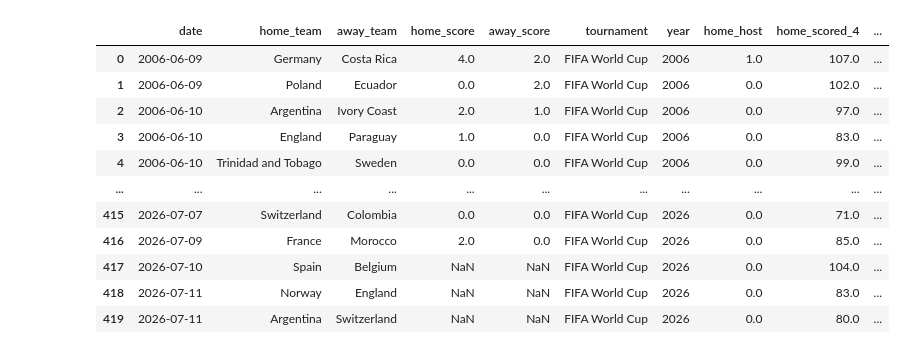
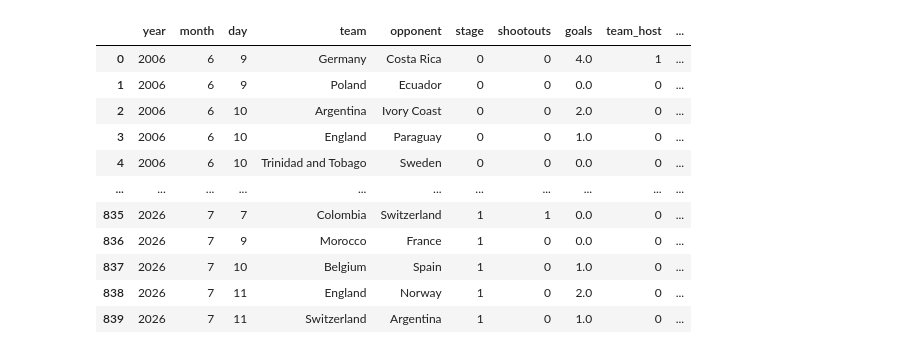
Before and after one commit to michele-55/world_cup_project, a Jupyter notebook: World_cup_Poisson.ipynb, the cells around one changed output. Cells and saved outputs as stored; diff of their text form; code cells hidden in the pictures.

Commit message:
Updated Poisson Model
Changed dataset and added accuracy metrics to the cross validation forloop

```diff
--- a/World_cup_Poisson.ipynb
+++ b/World_cup_Poisson.ipynb
@@ -64,18 +12,67 @@ DataFrame total columns: 24
 # %%
-world_cup_data = hist_matches[(hist_matches['date'] >= '2004-01-01') & (hist_matches['tournament'] == 'FIFA World Cup')]
-world_cup_data['year'] = world_cup_data['date'].dt.year
+path = r'data\dataset.csv'
 
-world_cup_data = pd.merge(world_cup_data, teams_data, left_on=['year', 'home_team'], right_on=['version', 'team'], how='left').drop(columns=['version', 'team', 'continent']) # con dropna() levo le ultime tre partite e due righe che non so da dove le prende
-world_cup_data = world_cup_data.rename(columns={'is_host':'home_host', 'goals_scored_last_4y':'home_scored_4',
-       'goals_received_last_4y':'home_received_4', 'wins_last_4y':'home_wins_4', 'losses_last_4y':'home_loss_4',
-       'draws_last_4y':'home_draws_4', 'squad_total_market_value_eur':'home_market_value(eur)',
-       'fifa_rank_pre_tournament':'home_rank_pretournament', 'squad_avg_age':'home_avg_age'})
+with open(path, encoding = 'UTF-8') as file:
+    data = pd.read_csv(file)
 
-world_cup_data = pd.merge(world_cup_data, teams_data, left_on=['year', 'away_team'], right_on=['version', 'team'], how='left').drop(columns=[ 'version', 'team', 'continent'])
-world_cup_data = world_cup_data.rename(columns={'is_host':'away_host', 'goals_scored_last_4y':'away_scored_4',
-       'goals_received_last_4y':'away_received_4', 'wins_last_4y':'away_wins_4', 'losses_last_4y':'away_loss_4',
-       'draws_last_4y':'away_draws_4', 'squad_total_market_value_eur':'away_market_value(eur)',
-       'fifa_rank_pre_tournament':'away_rank_pretournament', 'squad_avg_age':'away_avg_age'})
+print(data.columns)
+data
+# tengo shootouts prima di aggiungere et
+home_col = ['year', 'month', 'day', 'home_team', 'away_team', 'stage',
+    'shootouts', 'home_score', 'home_is_host', 'home_goals_scored_last_4y',
+    'home_goals_received_last_4y', 'home_wins_last_4y',
+    'home_losses_last_4y', 'home_draws_last_4y', 'home_wc_titles_before',
+    'home_total_market_value_eur', 'home_avg_age',
+    'home_wc_participations_before', 'home_groups_passed_before',
+    'home_round16_before', 'home_quarterfinals_before',
+    'home_semifinals_before', 'home_finals_before',
+    'away_is_host', 'away_goals_scored_last_4y',
+    'away_goals_received_last_4y', 'away_wins_last_4y',
+    'away_losses_last_4y', 'away_draws_last_4y', 'away_wc_titles_before',
+    'away_total_market_value_eur', 'away_avg_age',
+    'away_wc_participations_before', 'away_groups_passed_before',
+    'away_round16_before', 'away_quarterfinals_before',
+    'away_semifinals_before', 'away_finals_before']
 
-world_cup_data
+away_col = ['year', 'month', 'day', 'away_team', 'home_team', 'stage',
+    'shootouts', 'away_score', 'away_is_host', 'away_goals_scored_last_4y',
+    'away_goals_received_last_4y', 'away_wins_last_4y',
+    'away_losses_last_4y', 'away_draws_last_4y', 'away_wc_titles_before',
+    'away_total_market_value_eur', 'away_avg_age',
+    'away_wc_participations_before', 'away_groups_passed_before',
+    'away_round16_before', 'away_quarterfinals_before',
+    'away_semifinals_before', 'away_finals_before', 'home_is_host', 'home_goals_scored_last_4y',
+    'home_goals_received_last_4y', 'home_wins_last_4y',
+    'home_losses_last_4y', 'home_draws_last_4y', 'home_wc_titles_before',
+    'home_total_market_value_eur', 'home_avg_age',
+    'home_wc_participations_before', 'home_groups_passed_before',
+    'home_round16_before', 'home_quarterfinals_before',
+    'home_semifinals_before', 'home_finals_before']
+
+new_col = ['year', 'month', 'day',
+    'team', 'opponent', 'stage','shootouts', 'goals', 'team_host',
+    'team_goals_last4y', 'team_received_last4y',
+    'team_wins_last4y', 'team_losses_last4y', 'team_draws_last4y',
+    'team_wc_titles', 'team_market_value_eur', 'team_avg_age',
+    'team_wc_participations', 'team_groups_passed',
+    'team_round16', 'team_quarterfinals',
+    'team_semifinals', 'team_finals',
+    'opponent_host',
+    'opponent_goals_last4y', 'opponent_received_last4y',
+    'opponent_wins_last4y', 'opponent_losses_last4y', 'opponent_draws_last4y',
+    'opponent_wc_titles', 'opponent_market_value_eur', 'opponent_avg_age',
+    'opponent_wc_participations', 'opponent_groups_passed',
+    'opponent_round16', 'opponent_quarterfinals',
+    'opponent_semifinals', 'opponent_finals']
+
+home_data = pd.DataFrame(data[home_col]).copy()
+home_data.columns = new_col
+
+
+away_data = pd.DataFrame(data[away_col]).copy()
+away_data.columns = new_col
+
+poisson_df = pd.concat([home_data, away_data], ignore_index=True)#.dropna()
+poisson_df['year'] = pd.to_numeric(poisson_df['year'])
+poisson_df
 # %% [output]
@@ -87,12 +95,12 @@ See the caveats in the documentation: https://pandas.pydata.org/pandas-docs/stab
-|  | date | home_team | away_team | home_score | away_score | tournament | year | home_host | home_scored_4 | ... |
-| 0 | 2006-06-09 | Germany | Costa Rica | 4.0 | 2.0 | FIFA World Cup | 2006 | 1.0 | 107.0 | ... |
-| 1 | 2006-06-09 | Poland | Ecuador | 0.0 | 2.0 | FIFA World Cup | 2006 | 0.0 | 102.0 | ... |
-| 2 | 2006-06-10 | Argentina | Ivory Coast | 2.0 | 1.0 | FIFA World Cup | 2006 | 0.0 | 97.0 | ... |
-| 3 | 2006-06-10 | England | Paraguay | 1.0 | 0.0 | FIFA World Cup | 2006 | 0.0 | 83.0 | ... |
-| 4 | 2006-06-10 | Trinidad and Tobago | Sweden | 0.0 | 0.0 | FIFA World Cup | 2006 | 0.0 | 99.0 | ... |
+|  | year | month | day | team | opponent | stage | shootouts | goals | team_host | ... |
+| 0 | 2006 | 6 | 9 | Germany | Costa Rica | 0 | 0 | 4.0 | 1 | ... |
+| 1 | 2006 | 6 | 9 | Poland | Ecuador | 0 | 0 | 0.0 | 0 | ... |
+| 2 | 2006 | 6 | 10 | Argentina | Ivory Coast | 0 | 0 | 2.0 | 0 | ... |
+| 3 | 2006 | 6 | 10 | England | Paraguay | 0 | 0 | 1.0 | 0 | ... |
+| 4 | 2006 | 6 | 10 | Trinidad and Tobago | Sweden | 0 | 0 | 0.0 | 0 | ... |
 | ... | ... | ... | ... | ... | ... | ... | ... | ... | ... | ... |
-| 415 | 2026-07-07 | Switzerland | Colombia | 0.0 | 0.0 | FIFA World Cup | 2026 | 0.0 | 71.0 | ... |
-| 416 | 2026-07-09 | France | Morocco | 2.0 | 0.0 | FIFA World Cup | 2026 | 0.0 | 85.0 | ... |
-| 417 | 2026-07-10 | Spain | Belgium | NaN | NaN | FIFA World Cup | 2026 | 0.0 | 104.0 | ... |
-| 418 | 2026-07-11 | Norway | England | NaN | NaN | FIFA World Cup | 2026 | 0.0 | 83.0 | ... |
-| 419 | 2026-07-11 | Argentina | Switzerland | NaN | NaN | FIFA World Cup | 2026 | 0.0 | 80.0 | ... |
+| 835 | 2026 | 7 | 7 | Colombia | Switzerland | 1 | 1 | 0.0 | 0 | ... |
+| 836 | 2026 | 7 | 9 | Morocco | France | 1 | 0 | 0.0 | 0 | ... |
+| 837 | 2026 | 7 | 10 | Belgium | Spain | 1 | 0 | 1.0 | 0 | ... |
+| 838 | 2026 | 7 | 11 | England | Norway | 1 | 0 | 2.0 | 0 | ... |
+| 839 | 2026 | 7 | 11 | Switzerland | Argentina | 1 | 0 | 1.0 | 0 | ... |
```
Also changed, not shown: parts of 8 cells of this notebook.
